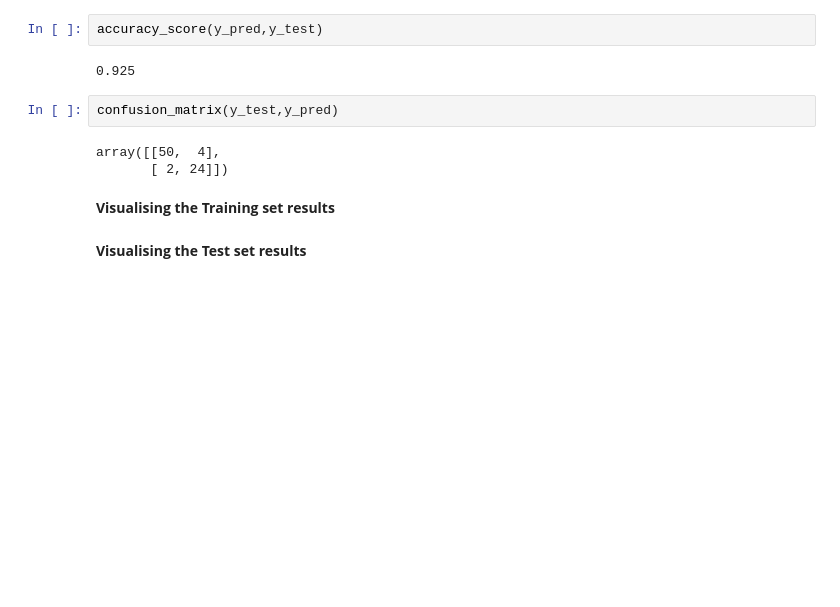
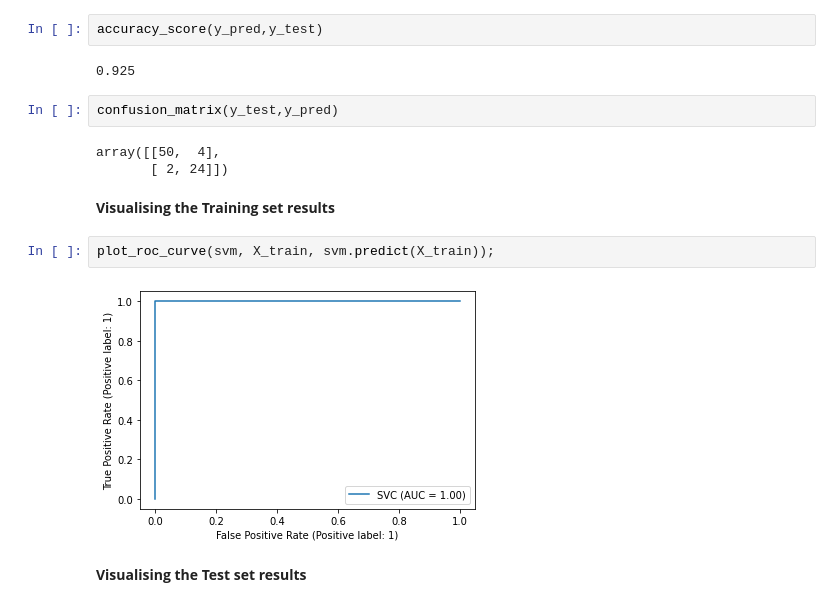
Before and after one commit to Akashkunwar/Dscourses, a Jupyter notebook: Guvi/Assignment/Task 7/Assignment_14_SVM.ipynb, the cells around one changed output. Drawn from its saved outputs; the diff is of its cells as text; blank space fills up the shorter version.

```diff
--- a/Guvi/Assignment/Task 7/Assignment_14_SVM.ipynb
+++ b/Guvi/Assignment/Task 7/Assignment_14_SVM.ipynb
@@ -66,5 +69,9 @@ array([[50,  4],
        [ 2, 24]])
 # %% [markdown]
 **Visualising the Training set results**
+# %%
+plot_roc_curve(svm, X_train, svm.predict(X_train));
+# %% [output]
+[figure, added]
 # %% [markdown]
 **Visualising the Test set results**
```
Also changed, not shown: parts of 2 cells of this notebook.
